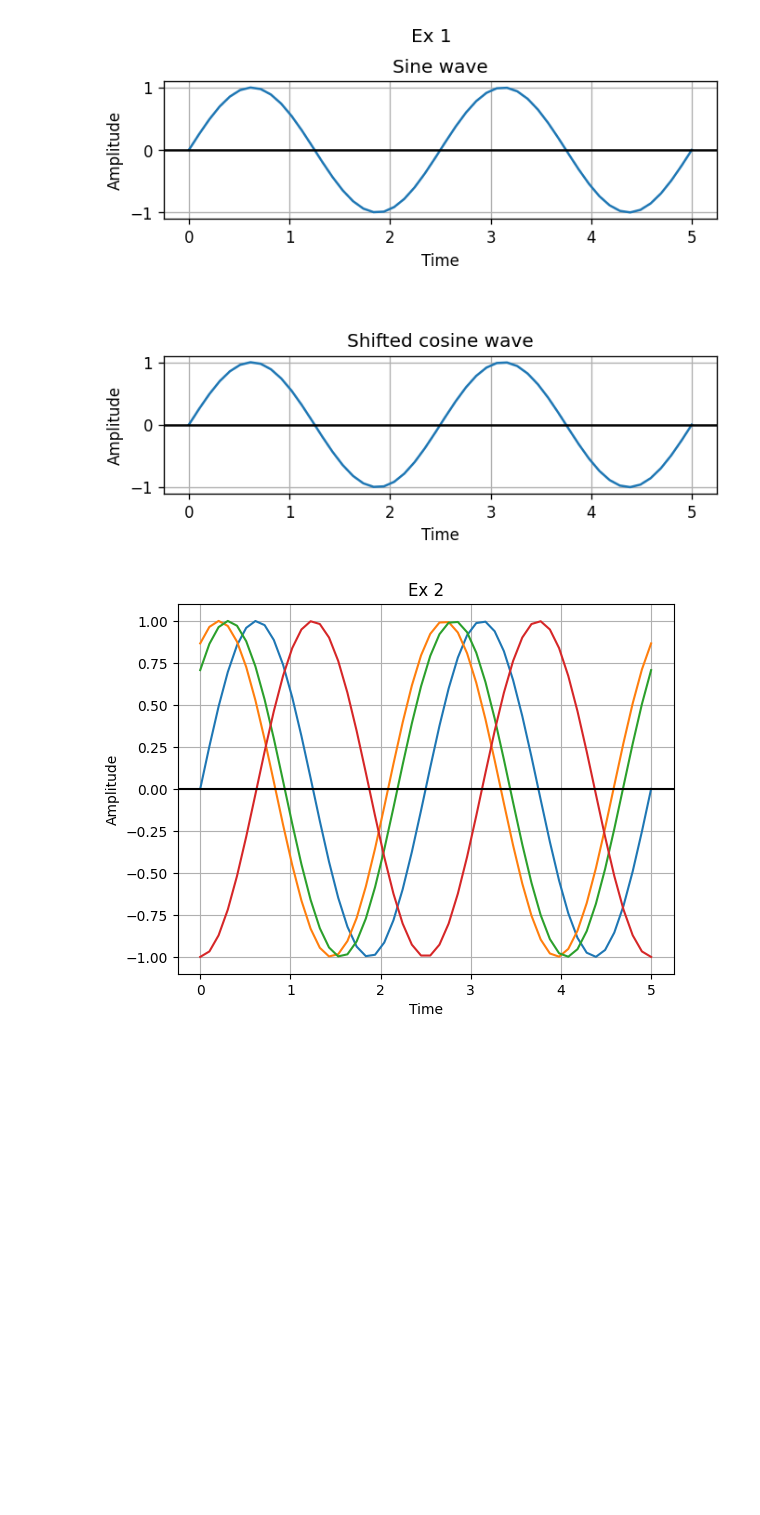
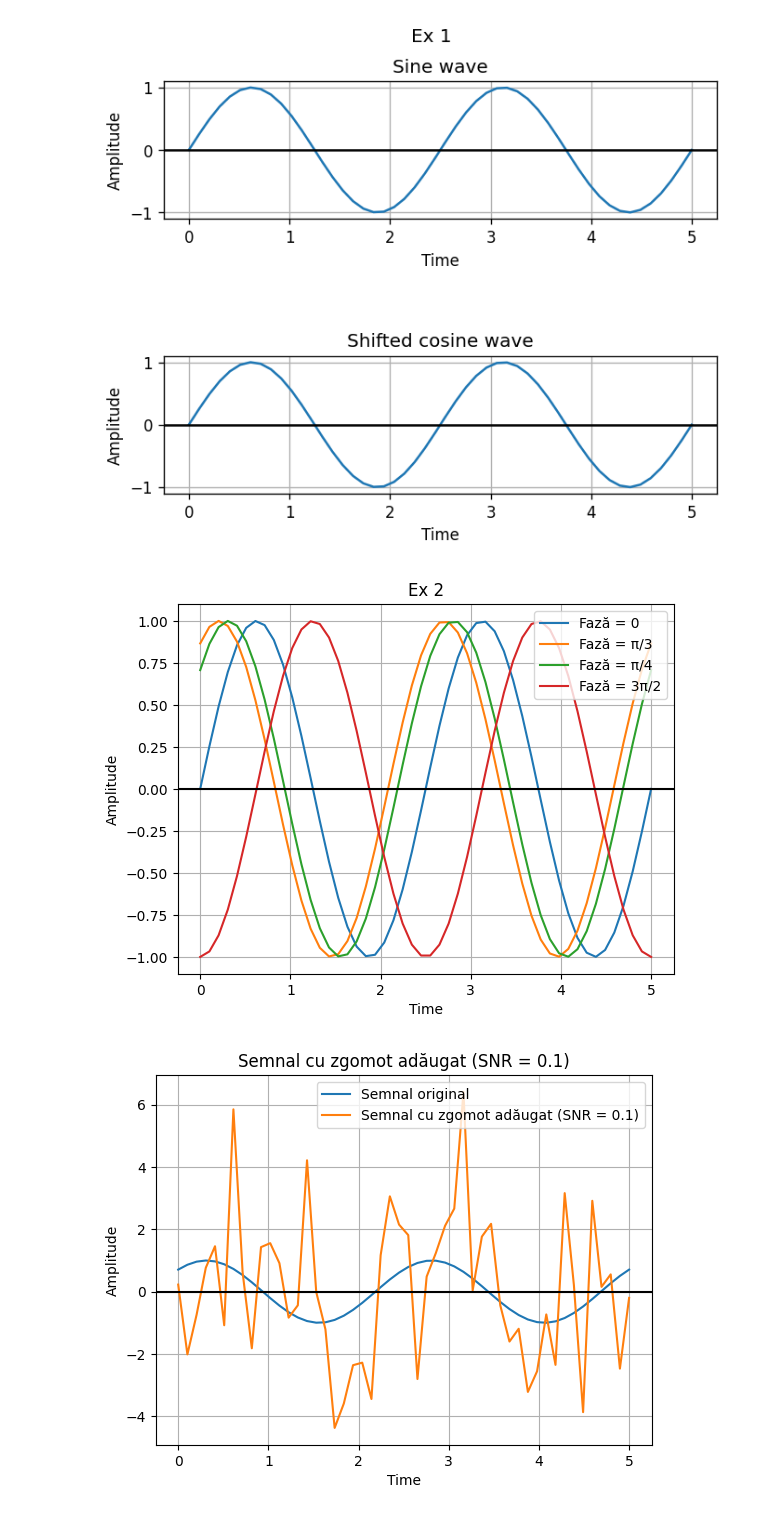
Before and after one commit to lucaion/ProcesareaSemnalelor, a Jupyter notebook: Laborator 2/Lab2 - rezolvari.ipynb, the cells around one changed output. Drawn from its saved outputs; the diff is of its cells as text; code cells hidden in the pictures; blank space fills up the shorter version.

```diff
--- a/Laborator 2/Lab2 - rezolvari.ipynb
+++ b/Laborator 2/Lab2 - rezolvari.ipynb
@@ -31,19 +31,44 @@ plt.show()
 # %%
 #ex2
 
 t = np.linspace(0, 5)
 f = 1000
 ls = [0, np.pi / 3, np.pi / 4, 3 * np.pi / 2]
 
-for i in ls:
+original_signal = np.sin(2 * np.pi * f * t + ls[2])
+semnal_zgomot = np.random.normal(0, 1, t.shape)
+
+for i, phase in zip(ls, ['0', 'π/3', 'π/4', '3π/2']):
     x = np.sin(2 * np.pi * f * t + i)
-    plt.plot(t, x)
+    plt.plot(t, x, label=f'Fază = {phase}')
 
 plt.title('Ex 2')
 plt.grid(True)
 plt.axhline(y=0, color='black')
 plt.xlabel('Time')
 plt.ylabel('Amplitude')
+plt.legend()
+
+original_signal = np.sin(2 * np.pi * f * t + ls[2])
+semnal_zgomot = np.random.normal(0, 1, t.shape)
+
+for snr in [0.1, 1, 10, 100]:
+    plt.figure()
+    x_norm = np.linalg.norm(original_signal)
+    z_norm = np.linalg.norm(semnal_zgomot)
+    gamma = np.sqrt(x_norm**2 / (snr * z_norm**2))
+    x_with_noise = original_signal + gamma * semnal_zgomot
+
+    plt.plot(t, original_signal, label=f'Semnal original')
+    plt.plot(t, x_with_noise, label=f'Semnal cu zgomot adăugat (SNR = {snr})')
+    plt.title(f'Semnal cu zgomot adăugat (SNR = {snr})')
+    plt.grid(True)
+    plt.axhline(y=0, color='black')
+    plt.xlabel('Time')
+    plt.ylabel('Amplitude')
+    plt.legend()
+
 plt.show()
 # %% [output]
-[figure, old version]
+[figure, new version]
+[figure, added]
```
Also changed, not shown: parts of 1 cell of this notebook.
